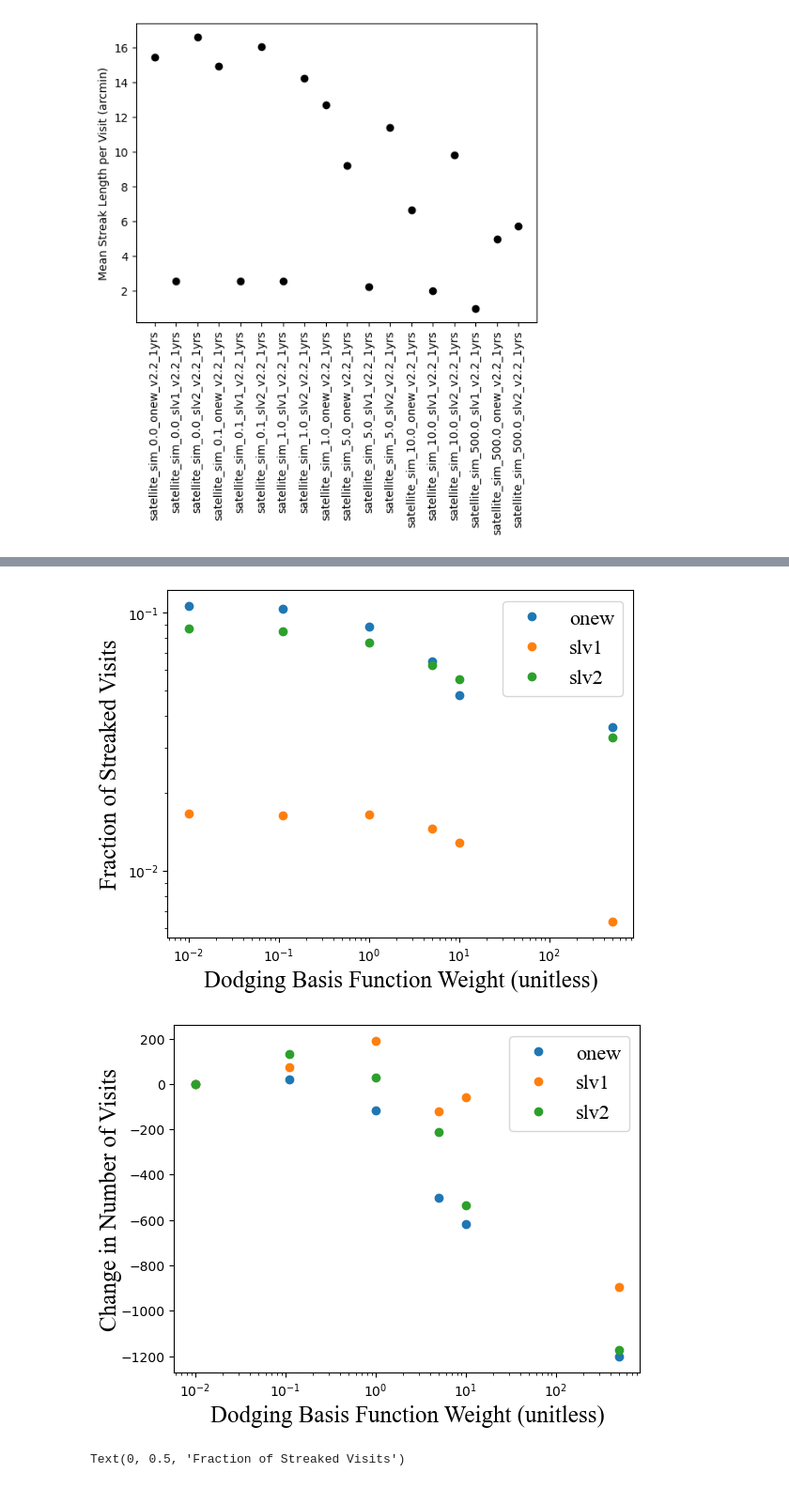
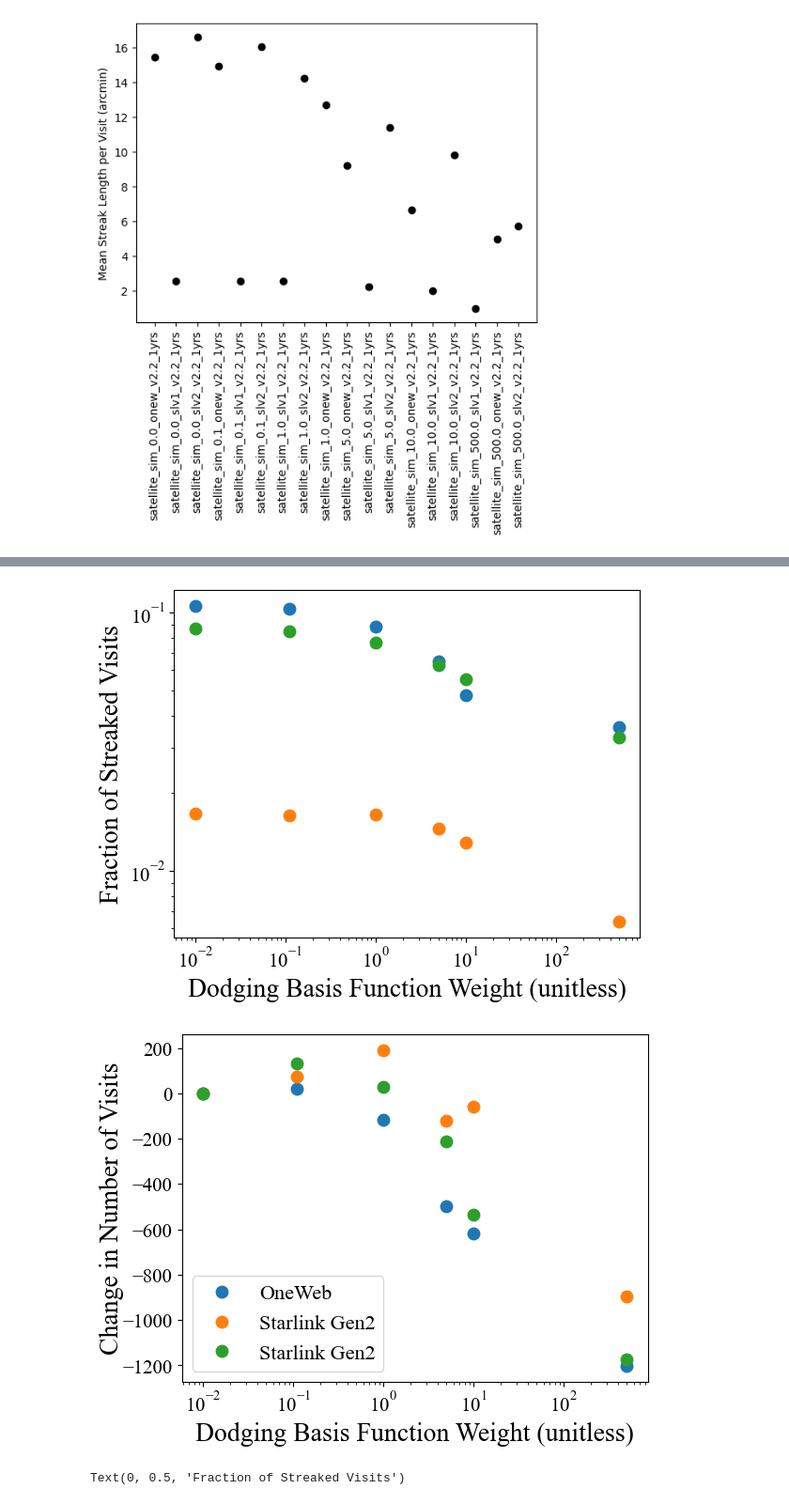
Before and after one commit to lsst-sims/satellite-dodging-ApJL, a Jupyter notebook: plots/compare_sim_runs.ipynb, the cells around one changed output, grey strips where cells are left out. Shown: that part at 94% size. Drawn from its saved outputs; the diff is of its cells as text; code cells hidden in the pictures.

```diff
--- a/plots/compare_sim_runs.ipynb
+++ b/plots/compare_sim_runs.ipynb
@@ -129,42 +133,56 @@ for c_name in np.unique(df['constellation_name']):
     # putting in a fudge factor of 1e-2 so a log-scale axis works well
 
     ax.loglog(df['dodge_weights'].values[good]+1e-2,
-            df['n_streaked_images'].values[good]/df['Number of Exposures'].values[good], 'o', label=c_name)
+            df['n_streaked_images'].values[good]/df['Number of Exposures'].values[good], 'o', label=c_name,markersize=9)
 
     #ax.semilogx(df['dodge_weights'].values[good]+1e-2, mean_streak_length.values[good], 'o', label=c_name)
     # There's probably a better way to do this with pandas .loc or .iloc, but I refuse to learn it
     # when I can get away with simple np.where
 
-legend = ax.legend(loc='upper right',fontsize=16)
-plt.setp(legend.texts, family='Times New Roman')
-ax.set_ylabel('Fraction of Streaked Visits',fontsize=18,labelpad=4, **csfont)
-ax.set_xlabel('Dodging Basis Function Weight (unitless)',fontsize=18,labelpad=4, **csfont)
-plt.savefig('streakfrac_v_weight.pdf')
+# legend = ax.legend(loc='upper right',fontsize=16)
+# plt.setp(legend.texts, family='Times New Roman')
+ax.set_ylabel('Fraction of Streaked Visits',fontsize=20,labelpad=4, **csfont)
+ax.set_xlabel('Dodging Basis Function Weight (unitless)',fontsize=20,labelpad=4, **csfont)
+ax.tick_params(axis='both', which='major', labelsize=15)
+ax.tick_params(axis='both', which='major', labelsize=15)
+plt.xticks(**csfont)
+plt.yticks(**csfont)
+plt.savefig('streakfrac_v_weight.pdf',bbox_inches="tight")
 # %% [output]
-[figure, old version]
+[figure, new version]
 # %%
 fig, ax = plt.subplots()
 
 mean_streak_length = df['streak_length_sum']/df['Number of Exposures']*60  # in arcmin
 
 for c_name in np.unique(df['constellation_name']):
     good = np.where(df['constellation_name'].values == c_name)
     # putting in a fudge factor of 1e-2 so a log-scale axis works well
+    if c_name == 'onew':
+        label_name='OneWeb'
+    elif c_name == 'slv 1':
+        label_name='Starlink Gen1'
+    else:
+        label_name='Starlink Gen2'
 
     ax.semilogx(df['dodge_weights'].values[good]+1e-2,
-            df['Number of Exposures'].values[good]-df['Number of Exposures'].values[good][0], 'o', label=c_name)
+            df['Number of Exposures'].values[good]-df['Number of Exposures'].values[good][0], 'o', label=label_name,markersize=9)
 
     #ax.semilogx(df['dodge_weights'].values[good]+1e-2, mean_streak_length.values[good], 'o', label=c_name)
     # There's probably a better way to do this with pandas .loc or .iloc, but I refuse to learn it
     # when I can get away with simple np.where
 
-legend = ax.legend(loc='upper right',fontsize=16)
+legend = ax.legend(loc='lower left',fontsize=16)
 plt.setp(legend.texts, family='Times New Roman')
-ax.set_ylabel('Change in Number of Visits',fontsize=18,labelpad=-1, **csfont)
-ax.set_xlabel('Dodging Basis Function Weight (unitless)',fontsize=18,labelpad=4, **csfont)
-plt.savefig('nexp_v_weight.pdf')
+ax.set_ylabel('Change in Number of Visits',fontsize=20,labelpad=-1, **csfont)
+ax.set_xlabel('Dodging Basis Function Weight (unitless)',fontsize=20,labelpad=4, **csfont)
+ax.tick_params(axis='both', which='major', labelsize=15)
+ax.tick_params(axis='both', which='major', labelsize=15)
+plt.xticks(**csfont)
+plt.yticks(**csfont)
+plt.savefig('nexp_v_weight.pdf',bbox_inches="tight")
 # %% [output]
-[figure, old version]
+[figure, new version]
 # %%
 
 fig, ax = plt.subplots()
```
Also changed, not shown: parts of 3 cells of this notebook.
